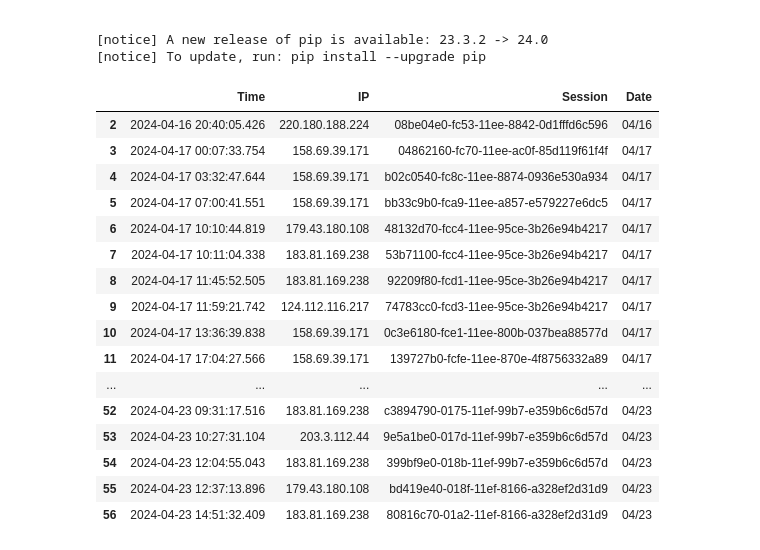
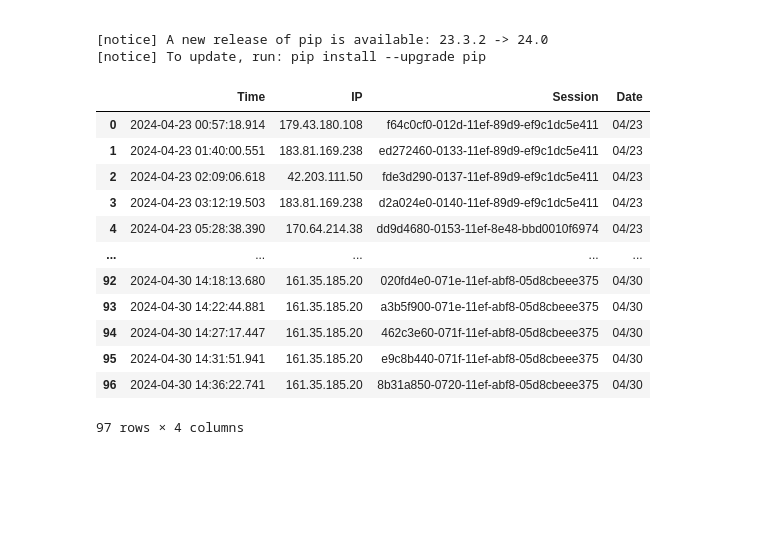
Before and after one commit to ysthakur/hacs202-ssh-hp, a Jupyter notebook: imhungry.ipynb, the cells around one changed output. Saved outputs shown, nothing was run; the diff lists cells and outputs as text; code cells hidden in the pictures; blank space fills up the shorter version.

```diff
--- a/imhungry.ipynb
+++ b/imhungry.ipynb
@@ -22,35 +22,57 @@ Requirement already satisfied: six>=1.5 in /home/ysthakur/.virtualenvs/praw-play
 # %%
 import pandas as pd
 import seaborn as sns
+from matplotlib import pyplot as plt
+import datetime
 
 sns.set_theme()
 
 yash_ip = "10.104.168.213" # I (Yash) logged in
+
+START_DATE = datetime.datetime(2024, 4, 23)
+
+TIME_COL = "Time"
+IP_COL = "IP"
+DATE_COL = "Date"
+# %%
+def filter_date(df: pd.DataFrame):
+    return df[df[TIME_COL].map(lambda dt: START_DATE < dt)]
+
+
+def setup_df(df: pd.DataFrame):
+    # Remove the rows where I logged in
+
+    # Sort by time
+    df = df[df[IP_COL] != yash_ip]
+    df = df.sort_values(by=TIME_COL)
+    df = df.reset_index(drop=True)
+
+    # Add Date column
+    df = df.copy()
+    df[DATE_COL] = df[TIME_COL].map(lambda dt: dt.strftime("%m/%d"))
+
+    return df
 # %%
 logins = pd.read_csv(
-    "data/logins.txt", sep=";", names=["Time", "IP", "Session"], parse_dates=["Time"]
+    "data/logins.txt", sep=";", names=[TIME_COL, IP_COL, "Session"], parse_dates=["Time"]
 )
-logins = logins[logins["IP"] != yash_ip]
-logins["Date"] = logins["Time"].map(lambda dt: dt.strftime("%m/%d"))
+logins = filter_date(logins)
+logins = setup_df(logins)
 logins
 # %% [output]
 |  | Time | IP | Session | Date |
-| 2 | 2024-04-16 20:40:05.426 | 220.180.188.224 | 08be04e0-fc53-11ee-8842-0d1fffd6c596 | 04/16 |
-| 3 | 2024-04-17 00:07:33.754 | 158.69.39.171 | 04862160-fc70-11ee-ac0f-85d119f61f4f | 04/17 |
-| 4 | 2024-04-17 03:32:47.644 | 158.69.39.171 | b02c0540-fc8c-11ee-8874-0936e530a934 | 04/17 |
-| 5 | 2024-04-17 07:00:41.551 | 158.69.39.171 | bb33c9b0-fca9-11ee-a857-e579227e6dc5 | 04/17 |
-| 6 | 2024-04-17 10:10:44.819 | 179.43.180.108 | 48132d70-fcc4-11ee-95ce-3b26e94b4217 | 04/17 |
-| 7 | 2024-04-17 10:11:04.338 | 183.81.169.238 | 53b71100-fcc4-11ee-95ce-3b26e94b4217 | 04/17 |
-| 8 | 2024-04-17 11:45:52.505 | 183.81.169.238 | 92209f80-fcd1-11ee-95ce-3b26e94b4217 | 04/17 |
-| 9 | 2024-04-17 11:59:21.742 | 124.112.116.217 | 74783cc0-fcd3-11ee-95ce-3b26e94b4217 | 04/17 |
-| 10 | 2024-04-17 13:36:39.838 | 158.69.39.171 | 0c3e6180-fce1-11ee-800b-037bea88577d | 04/17 |
-| 11 | 2024-04-17 17:04:27.566 | 158.69.39.171 | 139727b0-fcfe-11ee-870e-4f8756332a89 | 04/17 |
+| 0 | 2024-04-23 00:57:18.914 | 179.43.180.108 | f64c0cf0-012d-11ef-89d9-ef9c1dc5e411 | 04/23 |
+| 1 | 2024-04-23 01:40:00.551 | 183.81.169.238 | ed272460-0133-11ef-89d9-ef9c1dc5e411 | 04/23 |
+| 2 | 2024-04-23 02:09:06.618 | 42.203.111.50 | fde3d290-0137-11ef-89d9-ef9c1dc5e411 | 04/23 |
+| 3 | 2024-04-23 03:12:19.503 | 183.81.169.238 | d2a024e0-0140-11ef-89d9-ef9c1dc5e411 | 04/23 |
+| 4 | 2024-04-23 05:28:38.390 | 170.64.214.38 | dd9d4680-0153-11ef-8e48-bbd0010f6974 | 04/23 |
 | ... | ... | ... | ... | ... |
-| 52 | 2024-04-23 09:31:17.516 | 183.81.169.238 | c3894790-0175-11ef-99b7-e359b6c6d57d | 04/23 |
-| 53 | 2024-04-23 10:27:31.104 | 203.3.112.44 | 9e5a1be0-017d-11ef-99b7-e359b6c6d57d | 04/23 |
-| 54 | 2024-04-23 12:04:55.043 | 183.81.169.238 | 399bf9e0-018b-11ef-99b7-e359b6c6d57d | 04/23 |
-| 55 | 2024-04-23 12:37:13.896 | 179.43.180.108 | bd419e40-018f-11ef-8166-a328ef2d31d9 | 04/23 |
-| 56 | 2024-04-23 14:51:32.409 | 183.81.169.238 | 80816c70-01a2-11ef-8166-a328ef2d31d9 | 04/23 |
+| 92 | 2024-04-30 14:18:13.680 | 161.35.185.20 | 020fd4e0-071e-11ef-abf8-05d8cbeee375 | 04/30 |
+| 93 | 2024-04-30 14:22:44.881 | 161.35.185.20 | a3b5f900-071e-11ef-abf8-05d8cbeee375 | 04/30 |
+| 94 | 2024-04-30 14:27:17.447 | 161.35.185.20 | 462c3e60-071f-11ef-abf8-05d8cbeee375 | 04/30 |
+| 95 | 2024-04-30 14:31:51.941 | 161.35.185.20 | e9c8b440-071f-11ef-abf8-05d8cbeee375 | 04/30 |
+| 96 | 2024-04-30 14:36:22.741 | 161.35.185.20 | 8b31a850-0720-11ef-abf8-05d8cbeee375 | 04/30 |
+97 rows × 4 columns
 # %%
 login_attempts = pd.read_csv(
     "data/login_attempts.txt",
```
Also changed, not shown: parts of 12 cells of this notebook.
